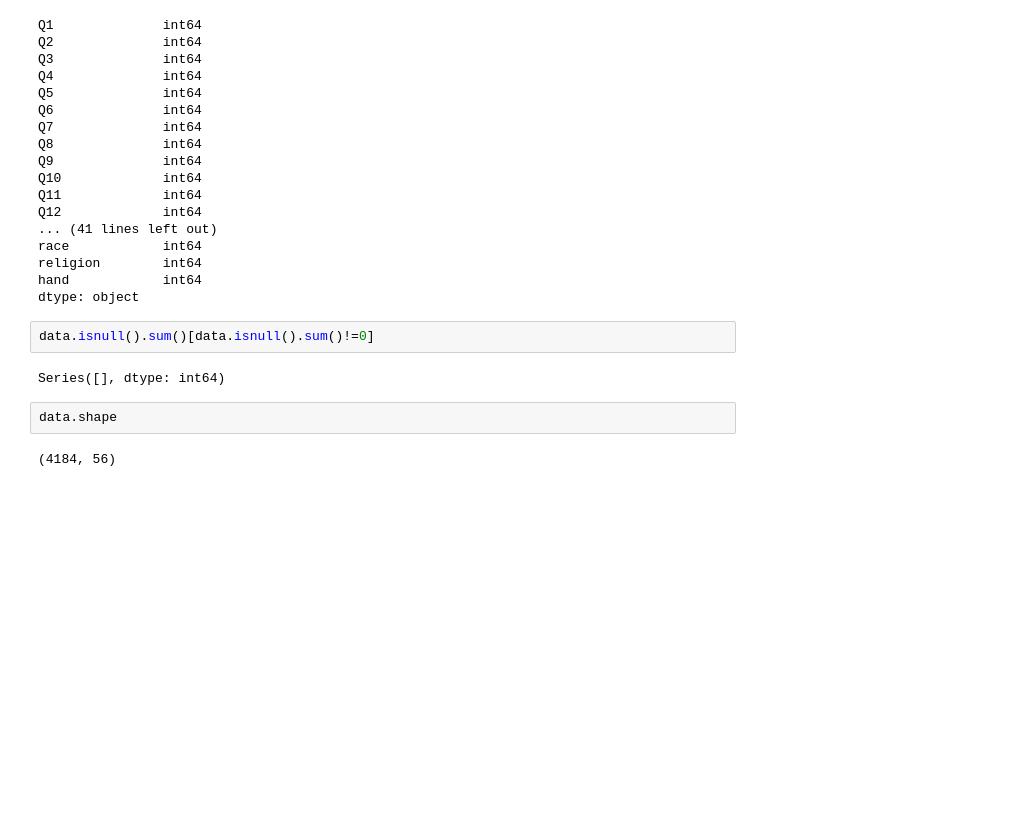
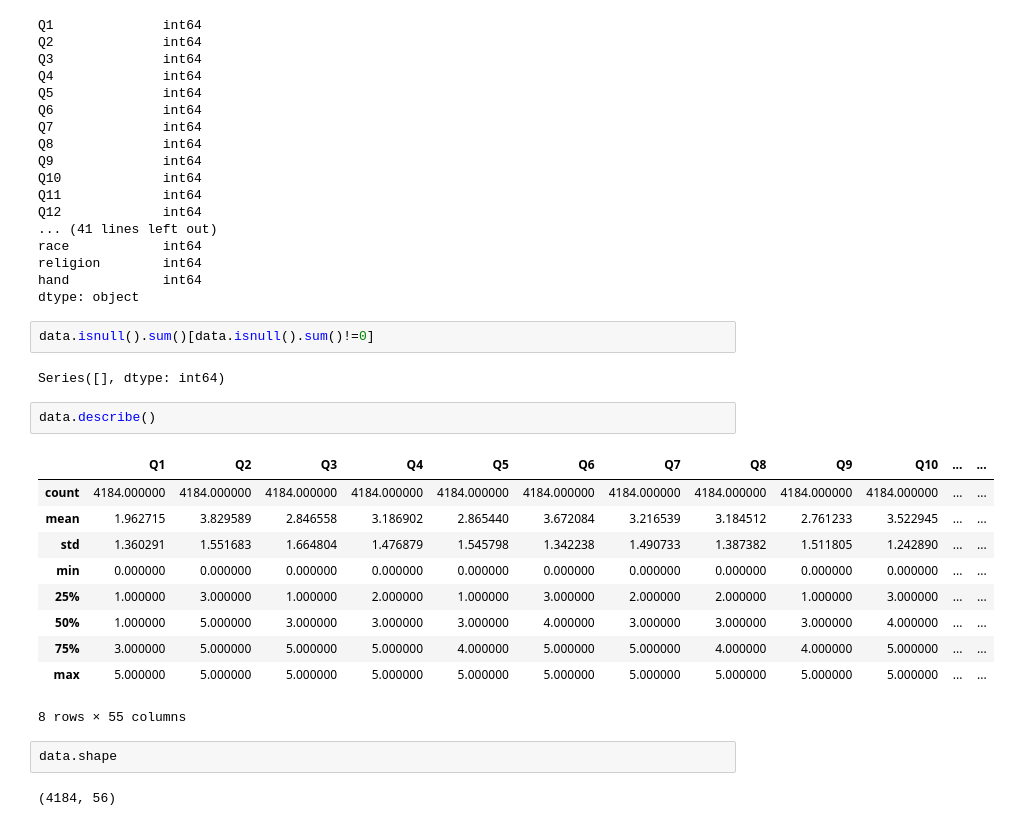
Before and after one commit to iffan20/classification_lab, a Jupyter notebook: starter-code.ipynb, the cells around one changed output. Saved outputs shown, nothing was run; the diff lists cells and outputs as text; blank space fills up the shorter version.

```diff
--- a/starter-code.ipynb
+++ b/starter-code.ipynb
@@ -106,6 +106,19 @@ dtype: object
 data.isnull().sum()[data.isnull().sum()!=0]
 # %% [output]
 Series([], dtype: int64)
+# %%
+data.describe()
+# %% [output]
+|  | Q1 | Q2 | Q3 | Q4 | Q5 | Q6 | Q7 | Q8 | Q9 | Q10 | ... | ... |
+| count | 4184.000000 | 4184.000000 | 4184.000000 | 4184.000000 | 4184.000000 | 4184.000000 | 4184.000000 | 4184.000000 | 4184.000000 | 4184.000000 | ... | ... |
+| mean | 1.962715 | 3.829589 | 2.846558 | 3.186902 | 2.865440 | 3.672084 | 3.216539 | 3.184512 | 2.761233 | 3.522945 | ... | ... |
+| std | 1.360291 | 1.551683 | 1.664804 | 1.476879 | 1.545798 | 1.342238 | 1.490733 | 1.387382 | 1.511805 | 1.242890 | ... | ... |
+| min | 0.000000 | 0.000000 | 0.000000 | 0.000000 | 0.000000 | 0.000000 | 0.000000 | 0.000000 | 0.000000 | 0.000000 | ... | ... |
+| 25% | 1.000000 | 3.000000 | 1.000000 | 2.000000 | 1.000000 | 3.000000 | 2.000000 | 2.000000 | 1.000000 | 3.000000 | ... | ... |
+| 50% | 1.000000 | 5.000000 | 3.000000 | 3.000000 | 3.000000 | 4.000000 | 3.000000 | 3.000000 | 3.000000 | 4.000000 | ... | ... |
+| 75% | 3.000000 | 5.000000 | 5.000000 | 5.000000 | 4.000000 | 5.000000 | 5.000000 | 4.000000 | 4.000000 | 5.000000 | ... | ... |
+| max | 5.000000 | 5.000000 | 5.000000 | 5.000000 | 5.000000 | 5.000000 | 5.000000 | 5.000000 | 5.000000 | 5.000000 | ... | ... |
+8 rows × 55 columns
 # %%
 data.shape
 # %% [output]
```
Also changed, not shown: parts of 16 cells of this notebook.
